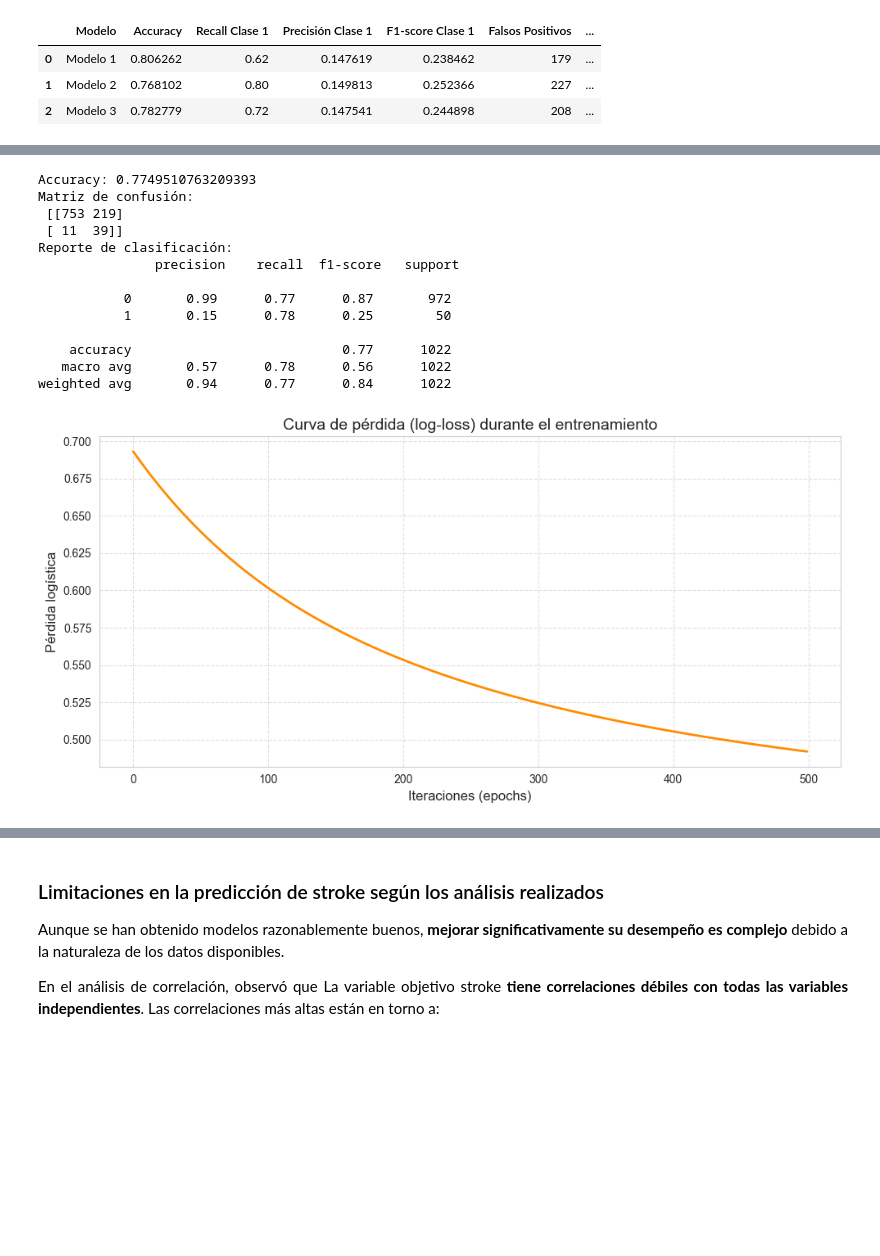
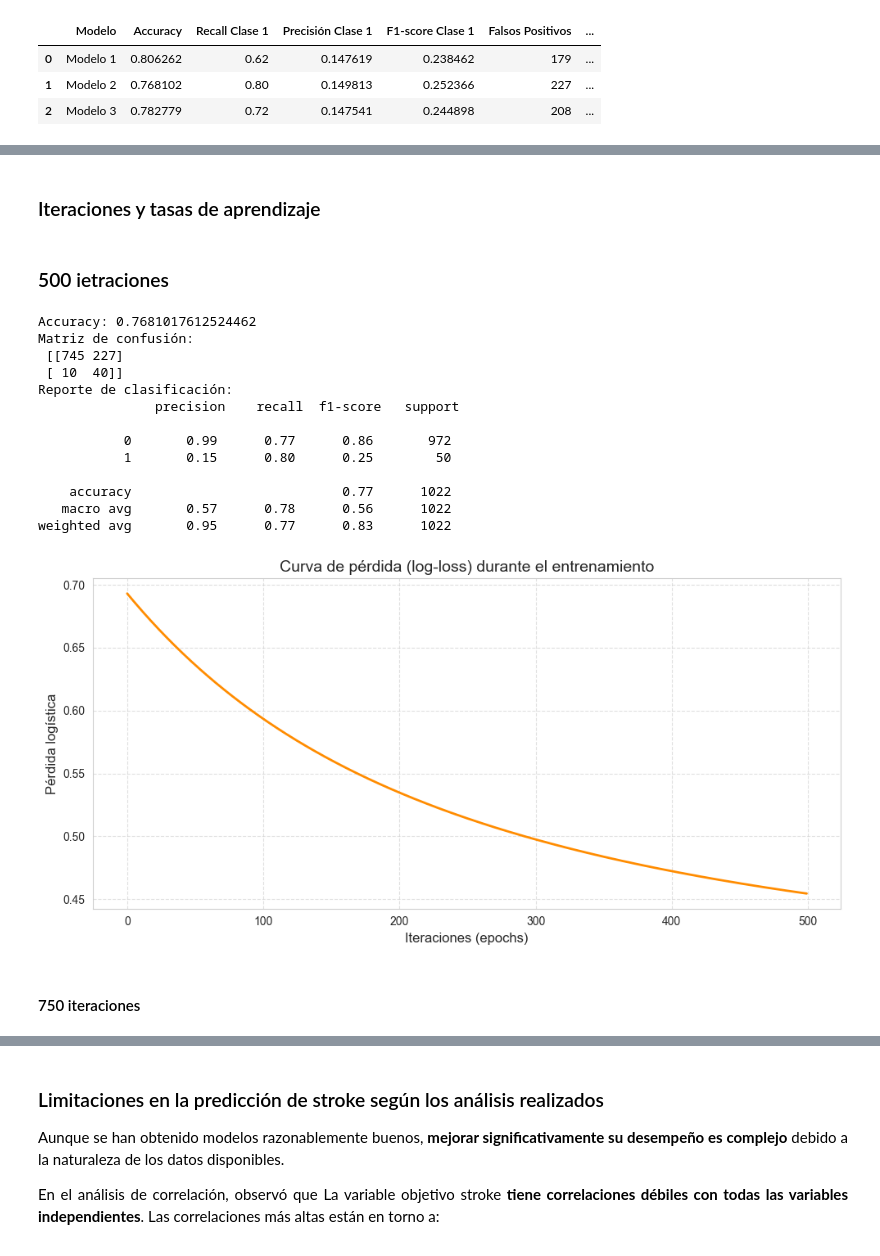
Before and after one commit to MiriamDonas00022423/ProyectoNumericoBurdenShots, a Jupyter notebook: my_regression_app/notebook/logistic_regression/logistic_regression.ipynb, the cells around one changed output, grey strips where cells are left out. Saved outputs shown, nothing was run; the diff lists cells and outputs as text; code cells hidden in the pictures; blank space fills up the shorter version.

```diff
--- a/my_regression_app/notebook/logistic_regression/logistic_regression.ipynb
+++ b/my_regression_app/notebook/logistic_regression/logistic_regression.ipynb
@@ -1641,6 +1647,10 @@ Se elige **Modelo 2** como el más adecuado para este caso de uso por las siguie
 - Aunque tiene más falsos positivos, esto es un **compromiso aceptable** en un contexto médico, ya que una persona sana que recibe una falsa alerta puede someterse a un chequeo sin consecuencias graves, mientras que un falso negativo puede ser letal.
 
 </div>
+# %% [markdown]
+### Iteraciones y tasas de aprendizaje
+# %% [markdown]
+### 500 ietraciones
 # %%
 X = df[['age', 'bmi', 'smoke_formerly smoked', 'smoke_never smoked', 'smoke_smokes','avg_glucose_level']]
 y = df['stroke']
@@ -1660,7 +1670,7 @@ X_train_scaled = scaler.fit_transform(X_train_balanced)
 X_test_scaled = scaler.transform(X_test)
 
 # Entrenar
-model2 = LogisticRegressionGradientDescent(n_iterations=750, learning_rate=0.01)
+model2 = LogisticRegressionGradientDescent(n_iterations=500, learning_rate=0.01)
 model2.fit(X_train_scaled, y_train_balanced.values)
 
 #Predecir
@@ -1670,28 +1680,30 @@ print("Accuracy:", accuracy_score(y_test, y_pred))
 print("Matriz de confusión:\n", confusion_matrix(y_test, y_pred))
 print("Reporte de clasificación:\n", classification_report(y_test, y_pred))
 # %% [output]
-Accuracy: 0.7749510763209393
+Accuracy: 0.7681017612524462
 Matriz de confusión:
- [[753 219]
- [ 11  39]]
+ [[745 227]
+ [ 10  40]]
 Reporte de clasificación:
                precision    recall  f1-score   support
 
-           0       0.99      0.77      0.87       972
-           1       0.15      0.78      0.25        50
+           0       0.99      0.77      0.86       972
+           1       0.15      0.80      0.25        50
 
     accuracy                           0.77      1022
    macro avg       0.57      0.78      0.56      1022
-weighted avg       0.94      0.77      0.84      1022
+weighted avg       0.95      0.77      0.83      1022
 # %%
 # Grafica la curva de pérdida logística (log-loss) durante el entrenamiento del modelo
 plt.figure(figsize=(10, 5))
-plt.plot(range(len(model.errors)), model.errors, color='darkorange', linewidth=2)
+plt.plot(range(len(model2.errors)), model2.errors, color='darkorange', linewidth=2)
 plt.title('Curva de pérdida (log-loss) durante el entrenamiento', fontsize=14)
 plt.xlabel('Iteraciones (epochs)', fontsize=12)
 plt.ylabel('Pérdida logística', fontsize=12)
 plt.grid(True, linestyle='--', alpha=0.6)
 plt.tight_layout()
 plt.show()
 # %% [output]
-[figure, old version]
+[figure, new version]
+# %% [markdown]
+#### 750 iteraciones
```
Also changed, not shown: parts of 14 cells of this notebook, 4 other files.
